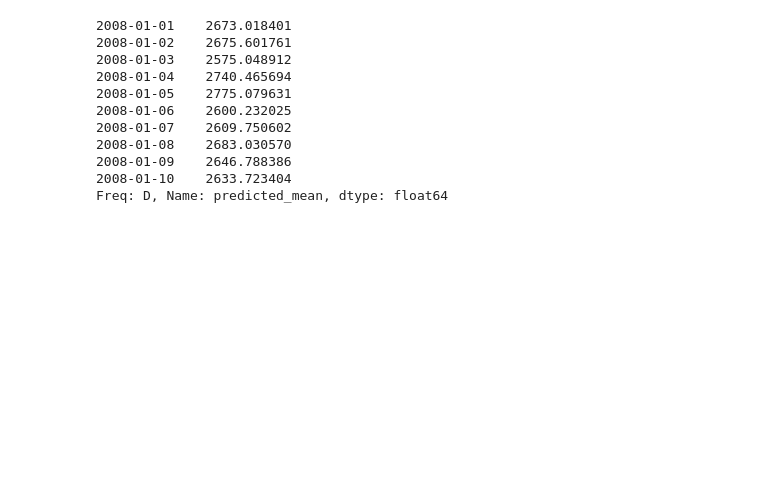
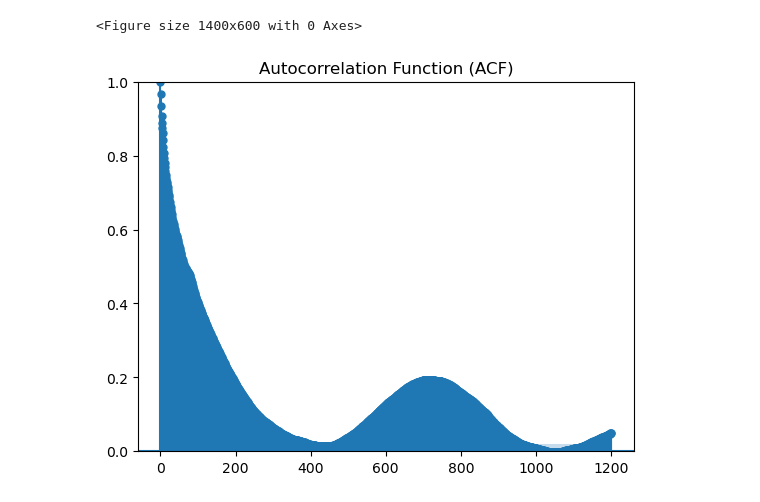
Before and after one commit to LyricLrs/Prediction-of-Individual-Household-Electric-Power-Consumption, a Jupyter notebook: ARIMA.ipynb, the cells around one changed output. Drawn from its saved outputs; the diff is of its cells as text; code cells hidden in the pictures; blank space fills up the shorter version.

```diff
--- a/ARIMA.ipynb
+++ b/ARIMA.ipynb
@@ -90,16 +181,11 @@ plt.show()
-# %%
-# Forecast the next 10 time periods
-forecast = arima_result.forecast(steps=10)
-print(forecast)
-# %% [output]
-2008-01-01    2673.018401
-2008-01-02    2675.601761
-2008-01-03    2575.048912
-2008-01-04    2740.465694
-2008-01-05    2775.079631
-2008-01-06    2600.232025
-2008-01-07    2609.750602
-2008-01-08    2683.030570
-2008-01-09    2646.788386
-2008-01-10    2633.723404
-Freq: D, Name: predicted_mean, dtype: float64
+# %%
+# Plot ACF - q
+data_temp = pd.read_csv('2yrs_data.csv')
+plt.figure(figsize=(width, height))
+plot_acf(data_temp[PREDICTION_TERM], lags=1200)
+plt.ylim(0, 1)
+plt.title('Autocorrelation Function (ACF)')
+plt.show()
+# %% [output]
+<Figure size 1400x600 with 0 Axes>
+[figure, added]
```
Also changed, not shown: parts of 35 cells of this notebook.
